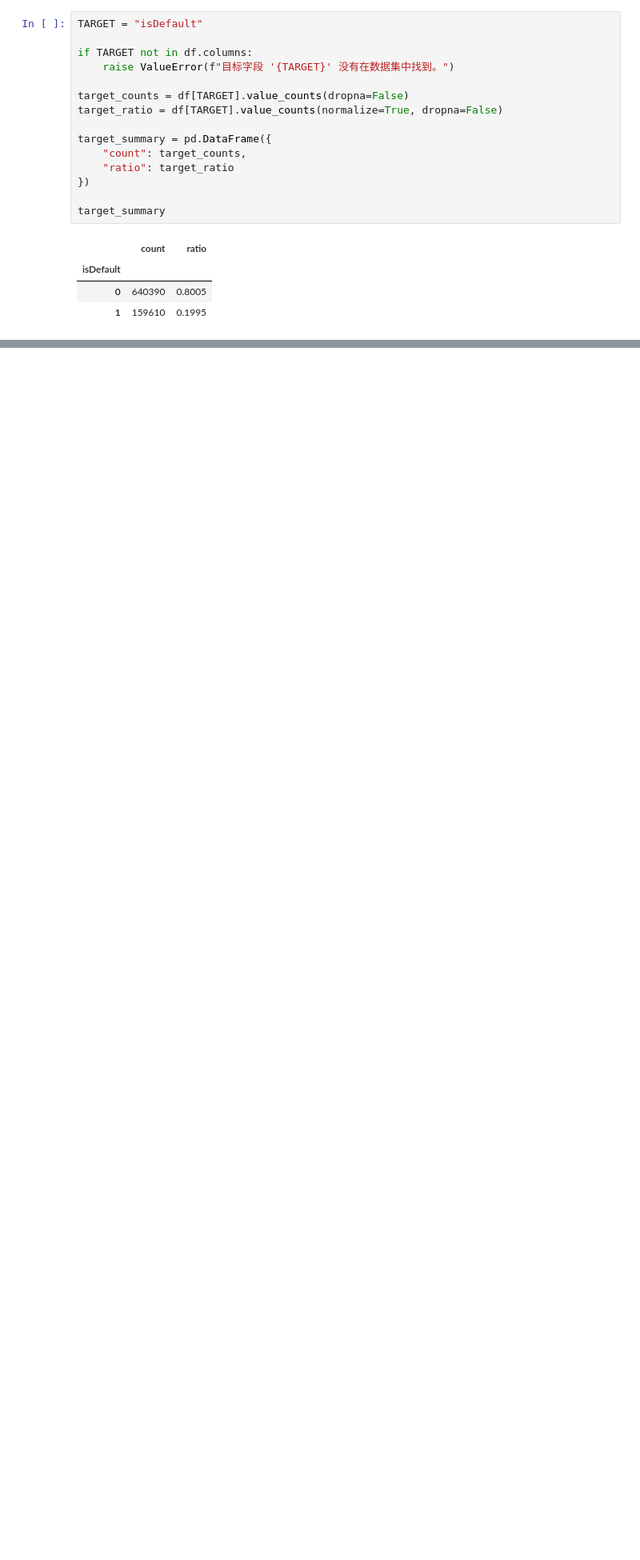
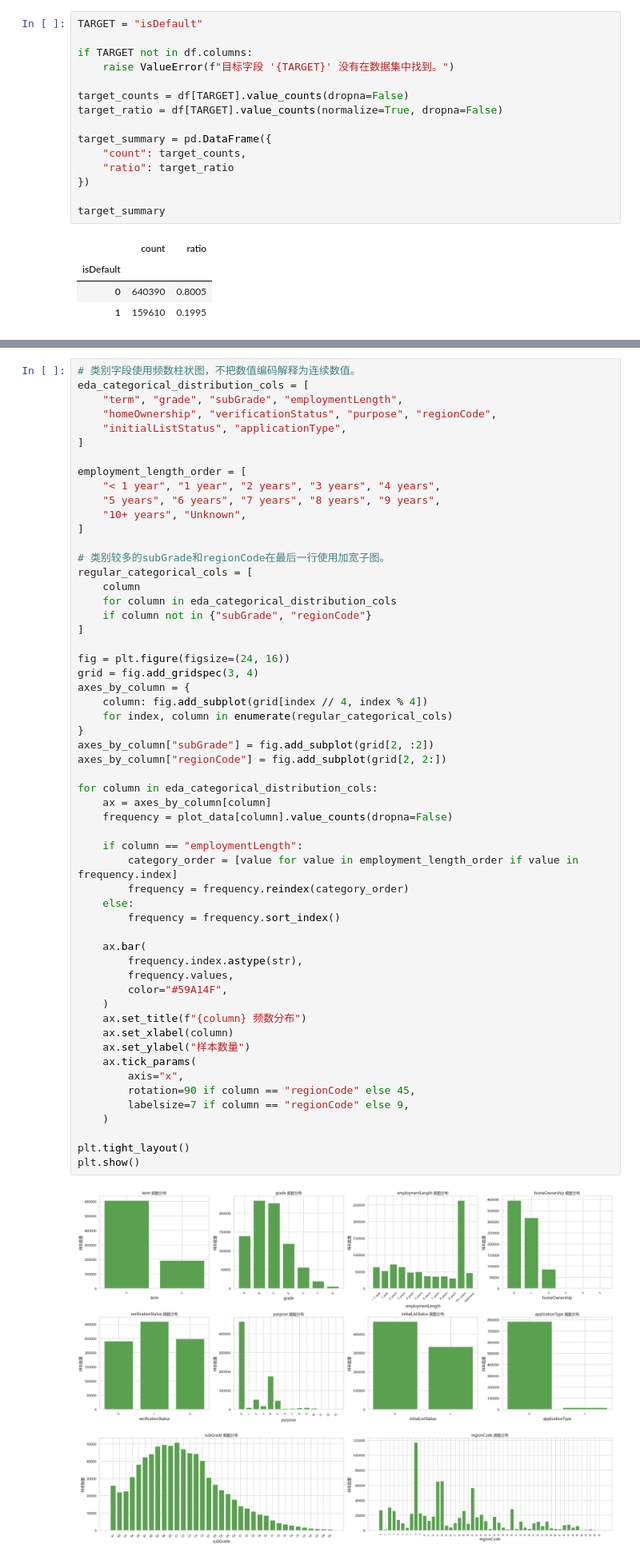
Before and after one commit to tedxu222-cpu/credit-default-prediction, a Jupyter notebook: data_preprocessing.ipynb, the cells around one changed output, grey strips where cells are left out. Shown at 80% size. Saved outputs shown, nothing was run; the diff lists cells and outputs as text; blank space fills up the shorter version.

```diff
--- a/data_preprocessing.ipynb
+++ b/data_preprocessing.ipynb
@@ -160,0 +857,58 @@ if "id" in df.columns:
+# %%
+# 类别字段使用频数柱状图，不把数值编码解释为连续数值。
+eda_categorical_distribution_cols = [
+    "term", "grade", "subGrade", "employmentLength",
+    "homeOwnership", "verificationStatus", "purpose", "regionCode",
+    "initialListStatus", "applicationType",
+]
+
+employment_length_order = [
+    "< 1 year", "1 year", "2 years", "3 years", "4 years",
+    "5 years", "6 years", "7 years", "8 years", "9 years",
+    "10+ years", "Unknown",
+]
+
+# 类别较多的subGrade和regionCode在最后一行使用加宽子图。
+regular_categorical_cols = [
+    column
+    for column in eda_categorical_distribution_cols
+    if column not in {"subGrade", "regionCode"}
+]
+
+fig = plt.figure(figsize=(24, 16))
+grid = fig.add_gridspec(3, 4)
+axes_by_column = {
+    column: fig.add_subplot(grid[index // 4, index % 4])
+    for index, column in enumerate(regular_categorical_cols)
+}
+axes_by_column["subGrade"] = fig.add_subplot(grid[2, :2])
+axes_by_column["regionCode"] = fig.add_subplot(grid[2, 2:])
+
+for column in eda_categorical_distribution_cols:
+    ax = axes_by_column[column]
+    frequency = plot_data[column].value_counts(dropna=False)
+
+    if column == "employmentLength":
+        category_order = [value for value in employment_length_order if value in frequency.index]
+        frequency = frequency.reindex(category_order)
+    else:
+        frequency = frequency.sort_index()
+
+    ax.bar(
+        frequency.index.astype(str),
+        frequency.values,
+        color="#59A14F",
+    )
+    ax.set_title(f"{column} 频数分布")
+    ax.set_xlabel(column)
+    ax.set_ylabel("样本数量")
+    ax.tick_params(
+        axis="x",
+        rotation=90 if column == "regionCode" else 45,
+        labelsize=7 if column == "regionCode" else 9,
+    )
+
+plt.tight_layout()
+plt.show()
+# %% [output]
+[figure, added]
```
Also changed, not shown: parts of 66 cells of this notebook, 3 other files.
